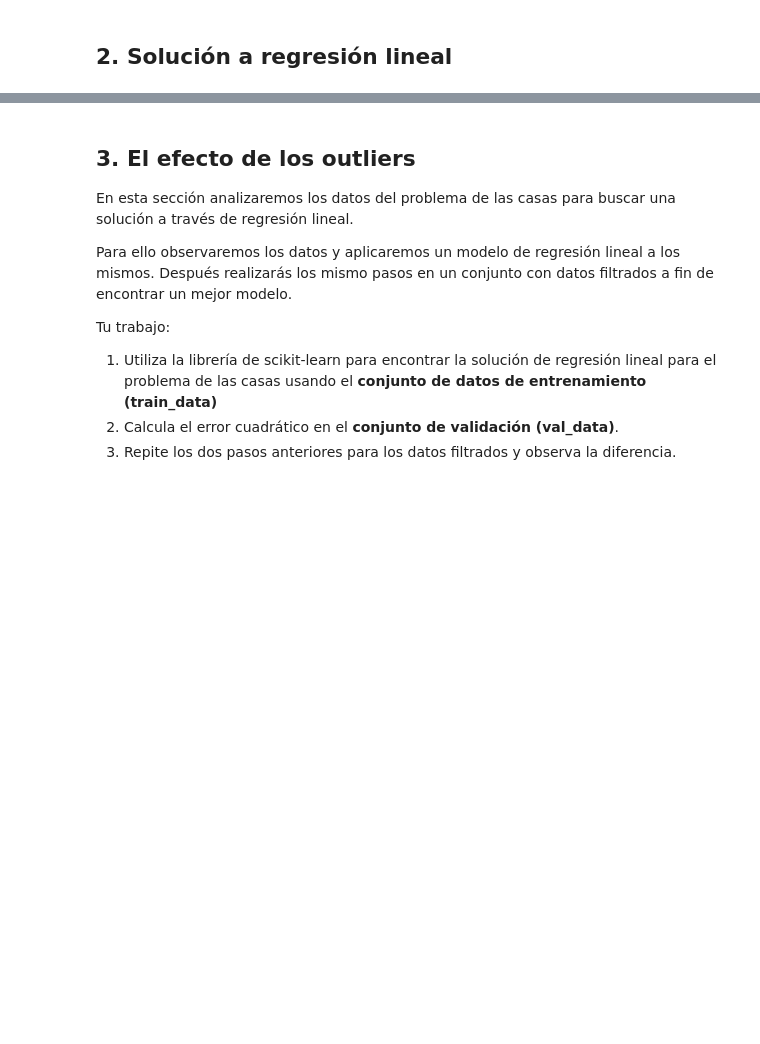
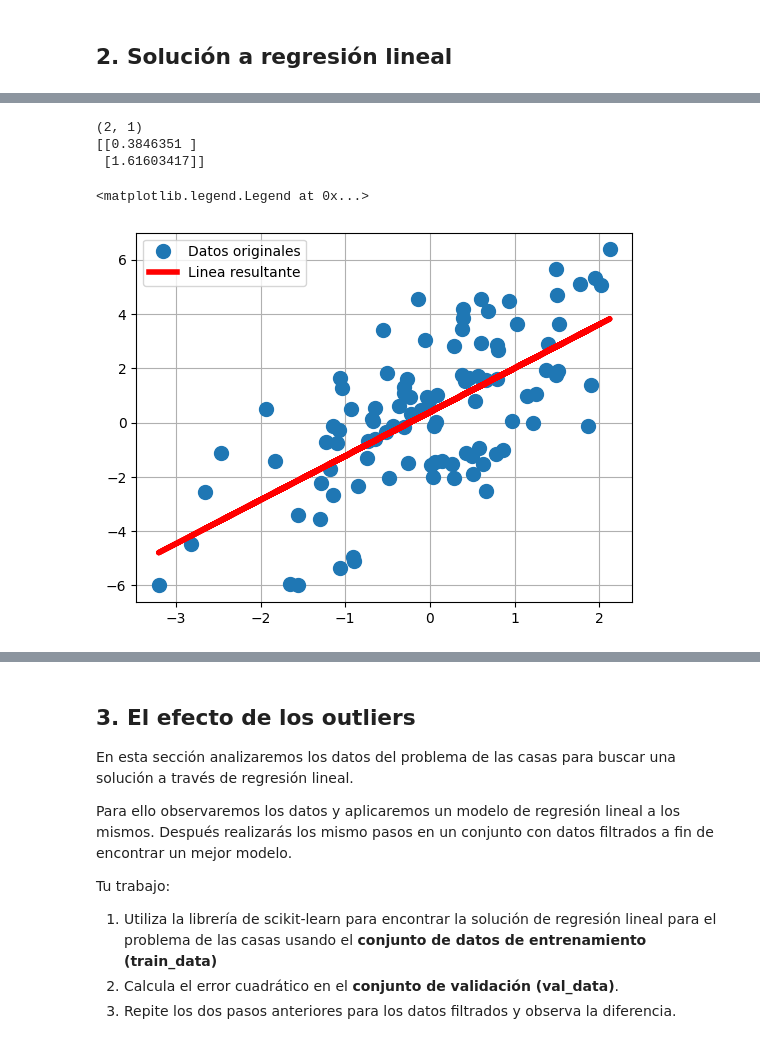
Before and after one commit to eliasib18/0.66, a Jupyter notebook: ejercicio_1-LinearReg/linear_regression.ipynb, the cells around one changed output, grey strips where cells are left out. Cells and saved outputs as stored; diff of their text form; code cells hidden in the pictures; blank space fills up the shorter version.

```diff
--- a/ejercicio_1-LinearReg/linear_regression.ipynb
+++ b/ejercicio_1-LinearReg/linear_regression.ipynb
@@ -72,17 +82,28 @@ print(X_augmented.shape)
 #       np.linalg.inv() se usa para calcular la matriz inversa
 #       X.T es la transpuesta de X
 
-w_hat = ...
+w_hat = np.dot(np.dot(np.linalg.inv(np.dot(X_augmented.T,X_augmented)),X_augmented.T),y)
 print(w_hat.shape)
+
+# Imprimiendo valores de w_hat
+print(w_hat)
+# %% [output]
+(2, 1)
+[[0.3846351 ]
+ [1.61603417]]
 # %%
 # 2.3 TODO: Calcula las predicciones de tu modelo
-y_hat = ...
+y_hat = X_augmented @ w_hat
 
 plt.plot(X, y, 'o', label='Datos originales', markersize=10)
+plt.grid()
 
 # TODO: Grafica las preddicciones/ la linea resultante
-plt.plot(..., ..., 'r', lw=4, label='Linea resultante')
+plt.plot(X_augmented[:,1], y_hat, 'r', lw=4, label='Linea resultante')
 
 plt.legend()
+# %% [output]
+<matplotlib.legend.Legend at 0x...>
+[figure, added]
 # %%
 ## 2.4 TODO: Calcula la suma de errores cuadrádos
```
Also changed, not shown: parts of 8 cells of this notebook.
